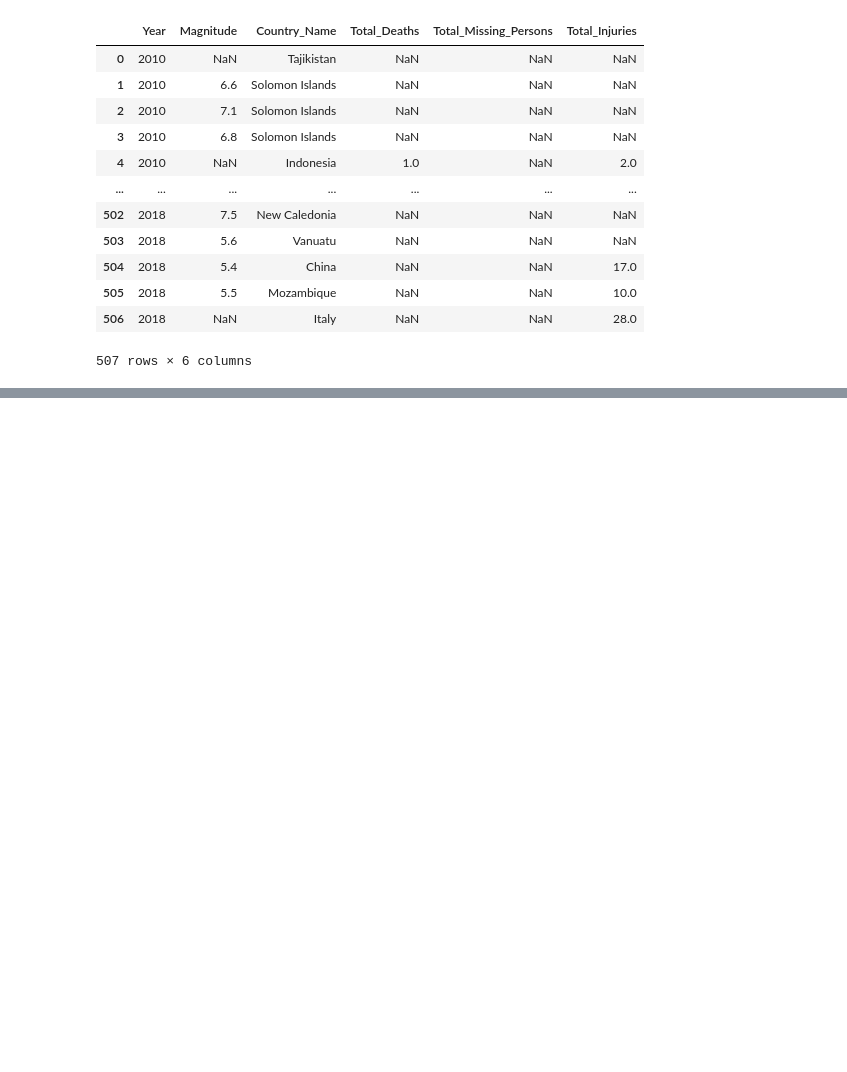
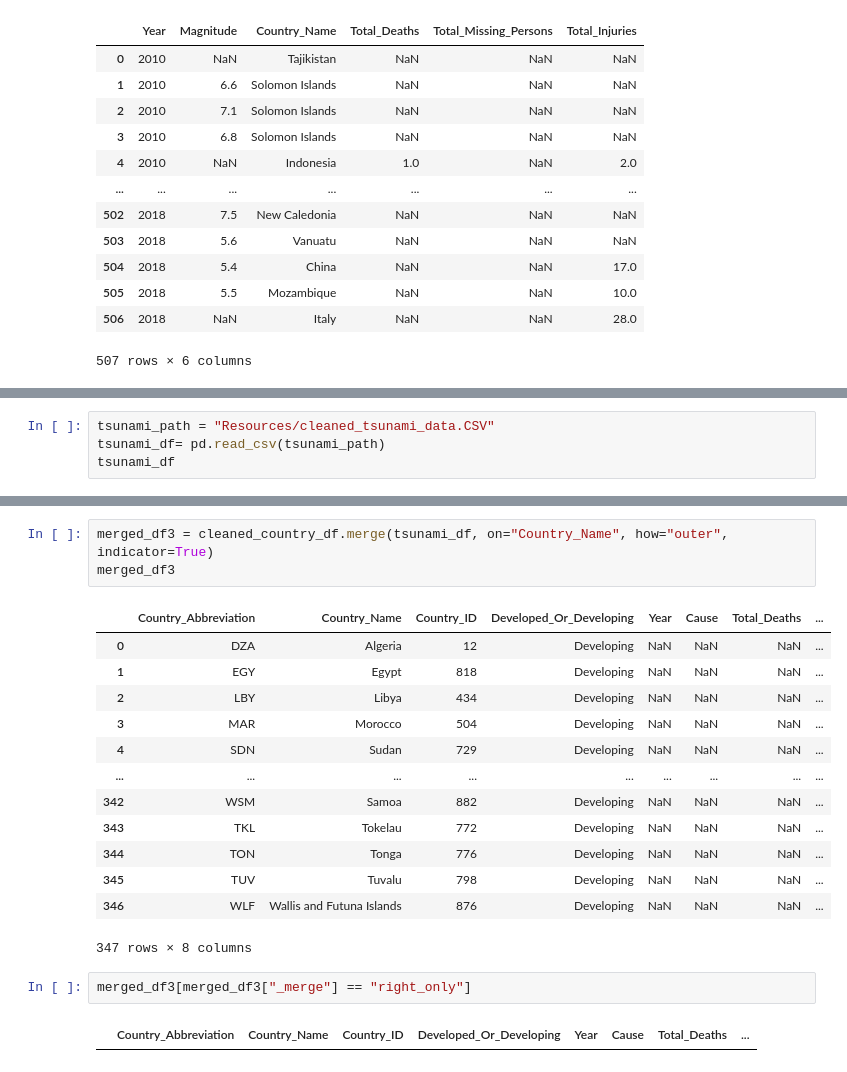
Before and after one commit to macadyls/Natural-Disaster-Support-ETL, a Jupyter notebook: WH_data_cleaning.ipynb, the cells around one changed output, grey strips where cells are left out. Saved outputs shown, nothing was run; the diff lists cells and outputs as text; blank space fills up the shorter version.

```diff
--- a/WH_data_cleaning.ipynb
+++ b/WH_data_cleaning.ipynb
@@ -348,0 +349,4 @@ merged_df2[merged_df2["_merge"] == "right_only"]
+# %%
+tsunami_path = "Resources/cleaned_tsunami_data.CSV"
+tsunami_df= pd.read_csv(tsunami_path)
+tsunami_df
@@ -348,0 +367,21 @@ merged_df2[merged_df2["_merge"] == "right_only"]
+# %%
+merged_df3 = cleaned_country_df.merge(tsunami_df, on="Country_Name", how="outer", indicator=True)
+merged_df3
+# %% [output]
+|  | Country_Abbreviation | Country_Name | Country_ID | Developed_Or_Developing | Year | Cause | Total_Deaths | ... |
+| 0 | DZA | Algeria | 12 | Developing | NaN | NaN | NaN | ... |
+| 1 | EGY | Egypt | 818 | Developing | NaN | NaN | NaN | ... |
+| 2 | LBY | Libya | 434 | Developing | NaN | NaN | NaN | ... |
+| 3 | MAR | Morocco | 504 | Developing | NaN | NaN | NaN | ... |
+| 4 | SDN | Sudan | 729 | Developing | NaN | NaN | NaN | ... |
+| ... | ... | ... | ... | ... | ... | ... | ... | ... |
+| 342 | WSM | Samoa | 882 | Developing | NaN | NaN | NaN | ... |
+| 343 | TKL | Tokelau | 772 | Developing | NaN | NaN | NaN | ... |
+| 344 | TON | Tonga | 776 | Developing | NaN | NaN | NaN | ... |
+| 345 | TUV | Tuvalu | 798 | Developing | NaN | NaN | NaN | ... |
+| 346 | WLF | Wallis and Futuna Islands | 876 | Developing | NaN | NaN | NaN | ... |
+347 rows × 8 columns
+# %%
+merged_df3[merged_df3["_merge"] == "right_only"]
+# %% [output]
+|  | Country_Abbreviation | Country_Name | Country_ID | Developed_Or_Developing | Year | Cause | Total_Deaths | ... |
```
Also changed, not shown: parts of 8 cells of this notebook, 3 other files.
